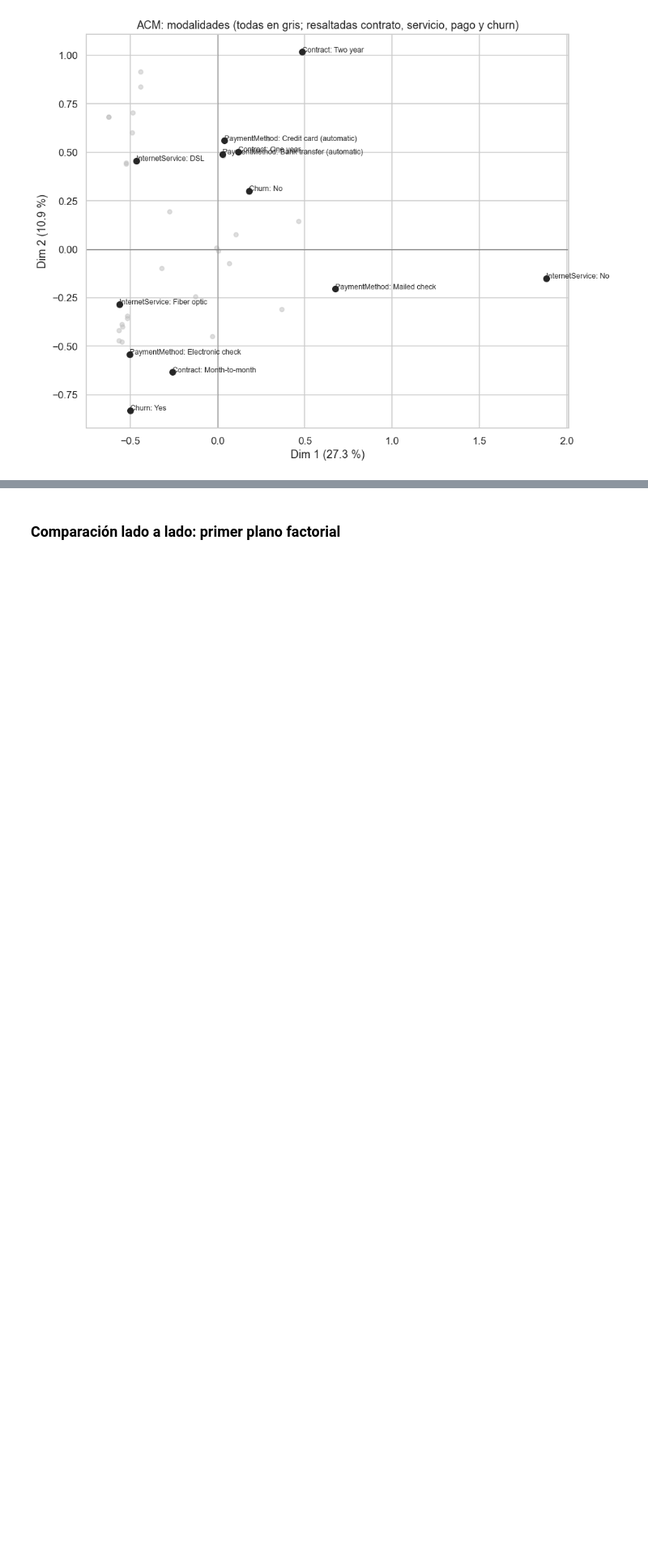
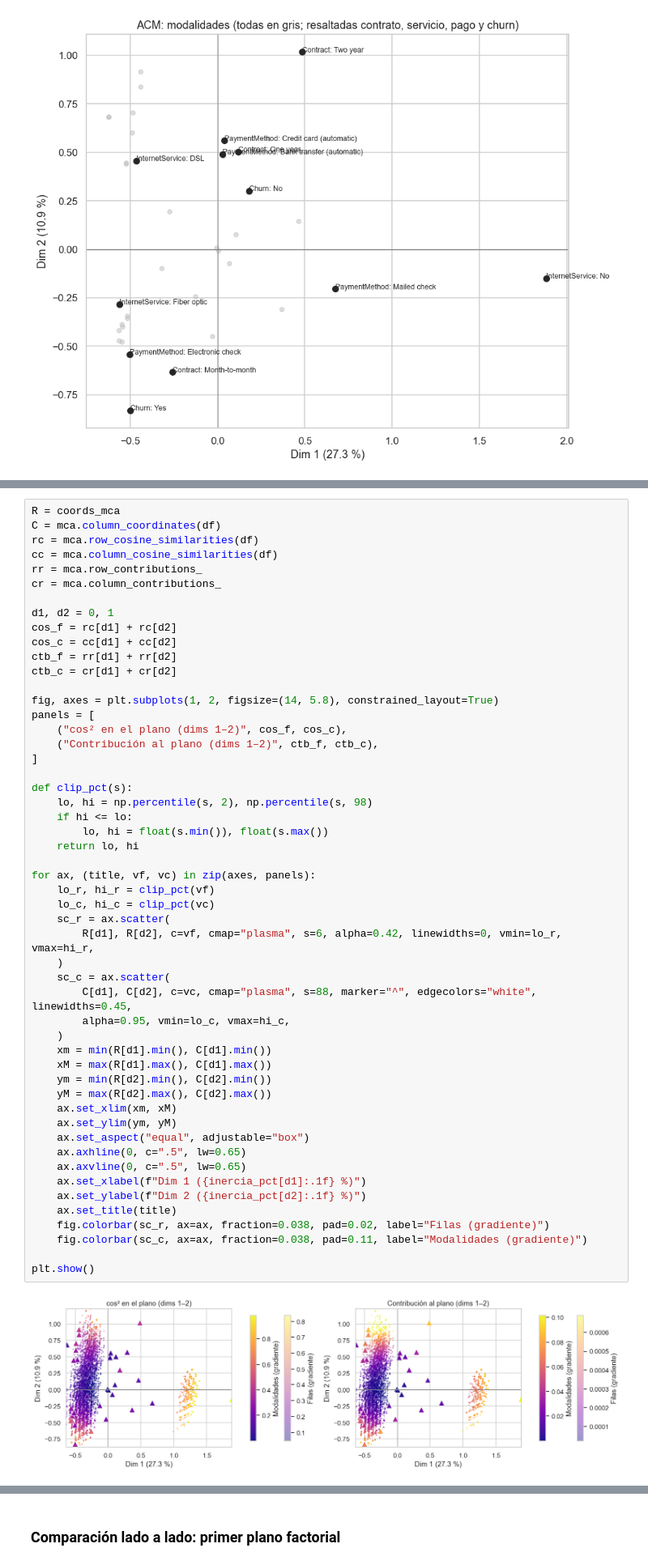
Before and after one commit to rachitvargaslopezcr/lead_university_dataminig, a Jupyter notebook: 4-ACM/acm_telco_churn.ipynb, the cells around one changed output, grey strips where cells are left out. Shown at 81% size. Cells and saved outputs as stored; diff of their text form; blank space fills up the shorter version.

```diff
--- a/4-ACM/acm_telco_churn.ipynb
+++ b/4-ACM/acm_telco_churn.ipynb
@@ -122,3 +126,57 @@ plt.tight_layout(); plt.show()
+# %%
+R = coords_mca
+C = mca.column_coordinates(df)
+rc = mca.row_cosine_similarities(df)
+cc = mca.column_cosine_similarities(df)
+rr = mca.row_contributions_
+cr = mca.column_contributions_
+
+d1, d2 = 0, 1
+cos_f = rc[d1] + rc[d2]
+cos_c = cc[d1] + cc[d2]
+ctb_f = rr[d1] + rr[d2]
+ctb_c = cr[d1] + cr[d2]
+
+fig, axes = plt.subplots(1, 2, figsize=(14, 5.8), constrained_layout=True)
+panels = [
+    ("cos² en el plano (dims 1–2)", cos_f, cos_c),
+    ("Contribución al plano (dims 1–2)", ctb_f, ctb_c),
+]
+
+def clip_pct(s):
+    lo, hi = np.percentile(s, 2), np.percentile(s, 98)
+    if hi <= lo:
+        lo, hi = float(s.min()), float(s.max())
+    return lo, hi
+
+for ax, (title, vf, vc) in zip(axes, panels):
+    lo_r, hi_r = clip_pct(vf)
+    lo_c, hi_c = clip_pct(vc)
+    sc_r = ax.scatter(
+        R[d1], R[d2], c=vf, cmap="plasma", s=6, alpha=0.42, linewidths=0, vmin=lo_r, vmax=hi_r,
+    )
+    sc_c = ax.scatter(
+        C[d1], C[d2], c=vc, cmap="plasma", s=88, marker="^", edgecolors="white", linewidths=0.45,
+        alpha=0.95, vmin=lo_c, vmax=hi_c,
+    )
+    xm = min(R[d1].min(), C[d1].min())
+    xM = max(R[d1].max(), C[d1].max())
+    ym = min(R[d2].min(), C[d2].min())
+    yM = max(R[d2].max(), C[d2].max())
+    ax.set_xlim(xm, xM)
+    ax.set_ylim(ym, yM)
+    ax.set_aspect("equal", adjustable="box")
+    ax.axhline(0, c=".5", lw=0.65)
+    ax.axvline(0, c=".5", lw=0.65)
+    ax.set_xlabel(f"Dim 1 ({inercia_pct[d1]:.1f} %)")
+    ax.set_ylabel(f"Dim 2 ({inercia_pct[d2]:.1f} %)")
+    ax.set_title(title)
+    fig.colorbar(sc_r, ax=ax, fraction=0.038, pad=0.02, label="Filas (gradiente)")
+    fig.colorbar(sc_c, ax=ax, fraction=0.038, pad=0.11, label="Modalidades (gradiente)")
+
+plt.show()
+# %% [output]
+[figure, added]
 # %% [markdown]
 ## 3. PCA de referencia (one-hot + estandarización)
 
```
Also changed, not shown: parts of 1 cell of this notebook.
